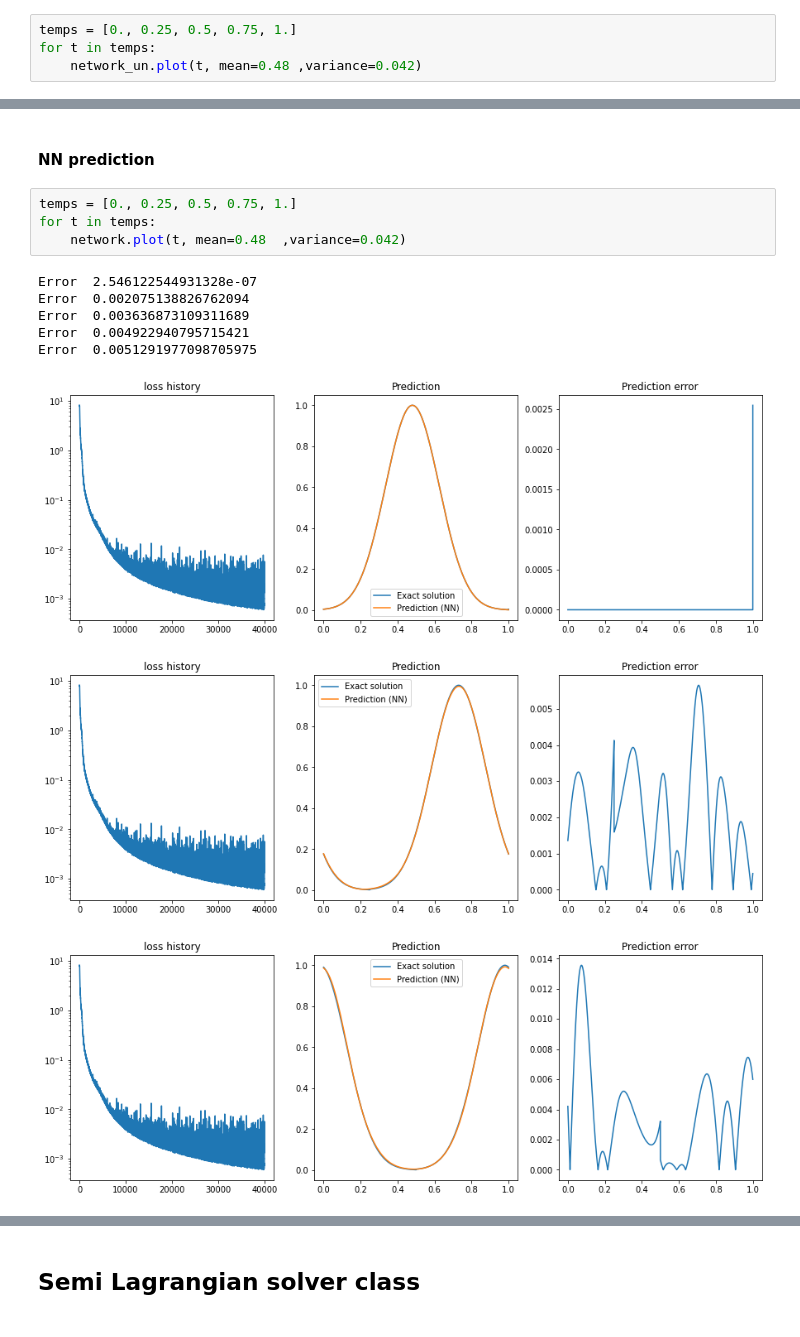
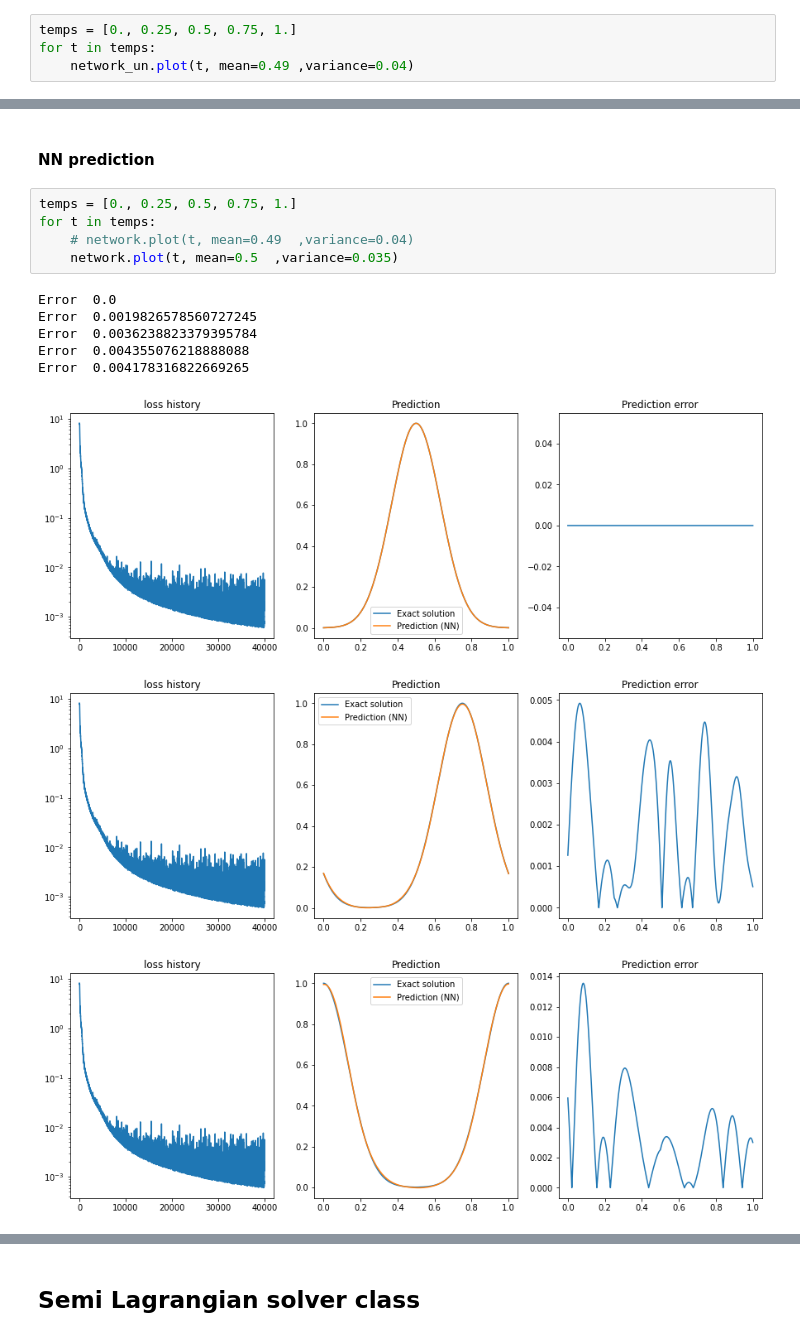
Before and after one commit to dianasolangel/Stage-M1-Deep-Interpolation, a Jupyter notebook: code/Training_augmented_interpolation.ipynb, the cells around one changed output, grey strips where cells are left out. Drawn from its saved outputs; the diff is of its cells as text.

```diff
--- a/code/Training_augmented_interpolation.ipynb
+++ b/code/Training_augmented_interpolation.ipynb
@@ -508,5 +508,5 @@ network loaded successfully
 # %%
 temps = [0., 0.25, 0.5, 0.75, 1.]
 for t in temps:
-    network_un.plot(t, mean=0.48 ,variance=0.042)
+    network_un.plot(t, mean=0.49 ,variance=0.04)
 # %% [output]
@@ -537,13 +537,14 @@ network loaded successfully
 # %%
 temps = [0., 0.25, 0.5, 0.75, 1.]
 for t in temps:
-    network.plot(t, mean=0.48  ,variance=0.042)
+    # network.plot(t, mean=0.49  ,variance=0.04)
+    network.plot(t, mean=0.5  ,variance=0.035)
 # %% [output]
-Error  2.546122544931328e-07
-Error  0.002075138826762094
-Error  0.003636873109311689
-Error  0.004922940795715421
-Error  0.0051291977098705975
+Error  0.0
+Error  0.0019826578560727245
+Error  0.0036238823379395784
+Error  0.004355076218888088
+Error  0.004178316822669265
-[figure, old version]
+[figure, new version]
-[figure, old version]
+[figure, new version]
-[figure, old version]
+[figure, new version]
```
Also changed, not shown: parts of 5 cells of this notebook, 2 other files.
